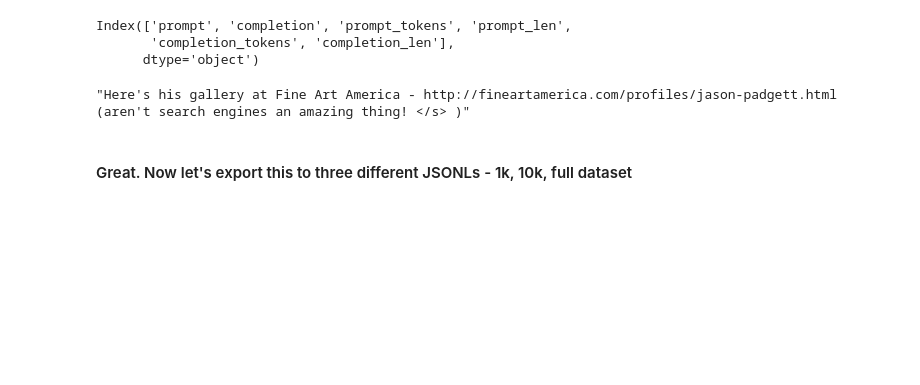
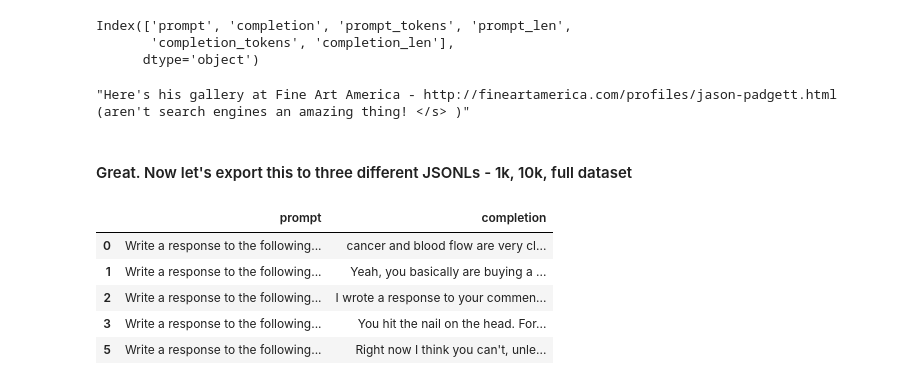
Before and after one commit to daanelson/fine-tuning-example, a Jupyter notebook: comment_eda_and_processing.ipynb, the cells around one changed output. Cells and saved outputs as stored; diff of their text form; code cells hidden in the pictures; blank space fills up the shorter version.

Commit message:
adding prompt

```diff
--- a/comment_eda_and_processing.ipynb
+++ b/comment_eda_and_processing.ipynb
@@ -101,0 +111,2 @@ data_df.shape
+# %%
+data_df['prompt'] = data_df.apply(lambda r: "Write a response to the following message:\n" + r.prompt, axis=1)
@@ -219,8 +243,6 @@ data_df.columns
 Index(['prompt', 'completion', 'prompt_tokens', 'prompt_len',
        'completion_tokens', 'completion_len'],
       dtype='object')
-# %%
-data_df['prompt'] = data
 # %%
 data_df[data_df.apply(lambda r: '</s>' in r.completion, axis=1)].completion.values[0]
 # %% [output]
@@ -234,5 +261,14 @@ data_df['completion'] = data_df.apply(lambda r: r.completion.replace('</s>', '')
 # %%
 final_df = data_df[['prompt', 'completion']]
+# %%
+final_df.head()
+# %% [output]
+|  | prompt | completion |
+| 0 | Write a response to the following... | cancer and blood flow are very cl... |
+| 1 | Write a response to the following... | Yeah, you basically are buying a ... |
+| 2 | Write a response to the following... | I wrote a response to your commen... |
+| 3 | Write a response to the following... | You hit the nail on the head. For... |
+| 5 | Write a response to the following... | Right now I think you can't, unle... |
 # %%
 df_1k = final_df.sample(n=1000)
 # %%
```
Also changed, not shown: parts of 23 cells of this notebook.
